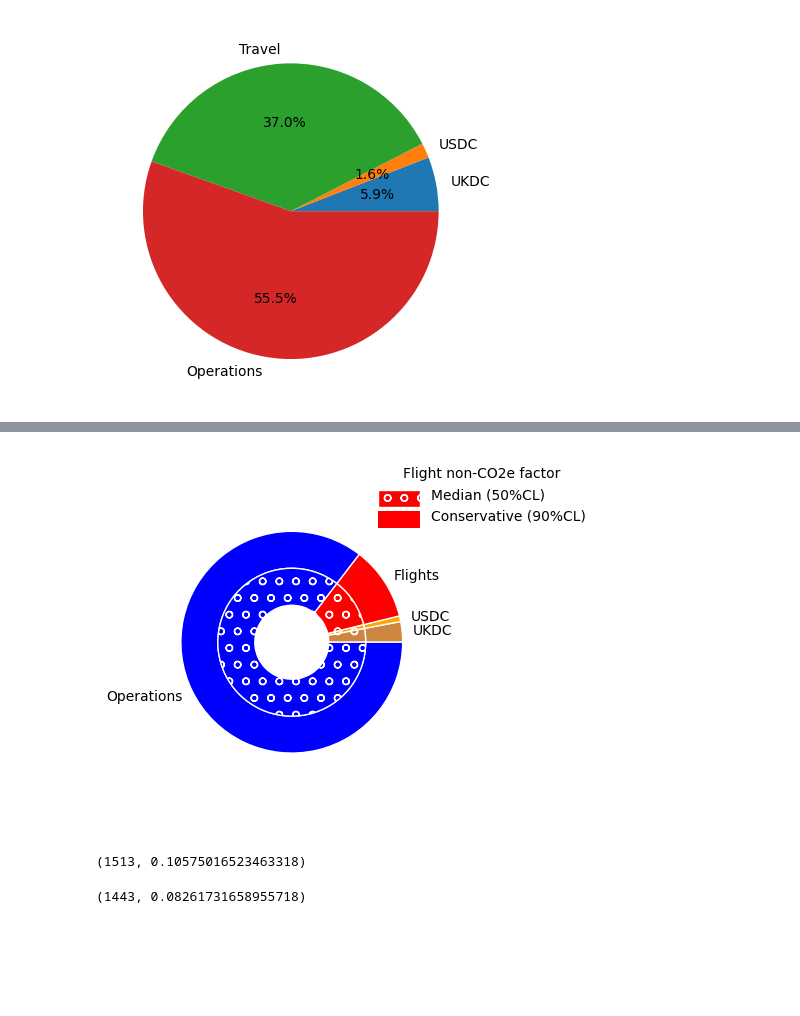
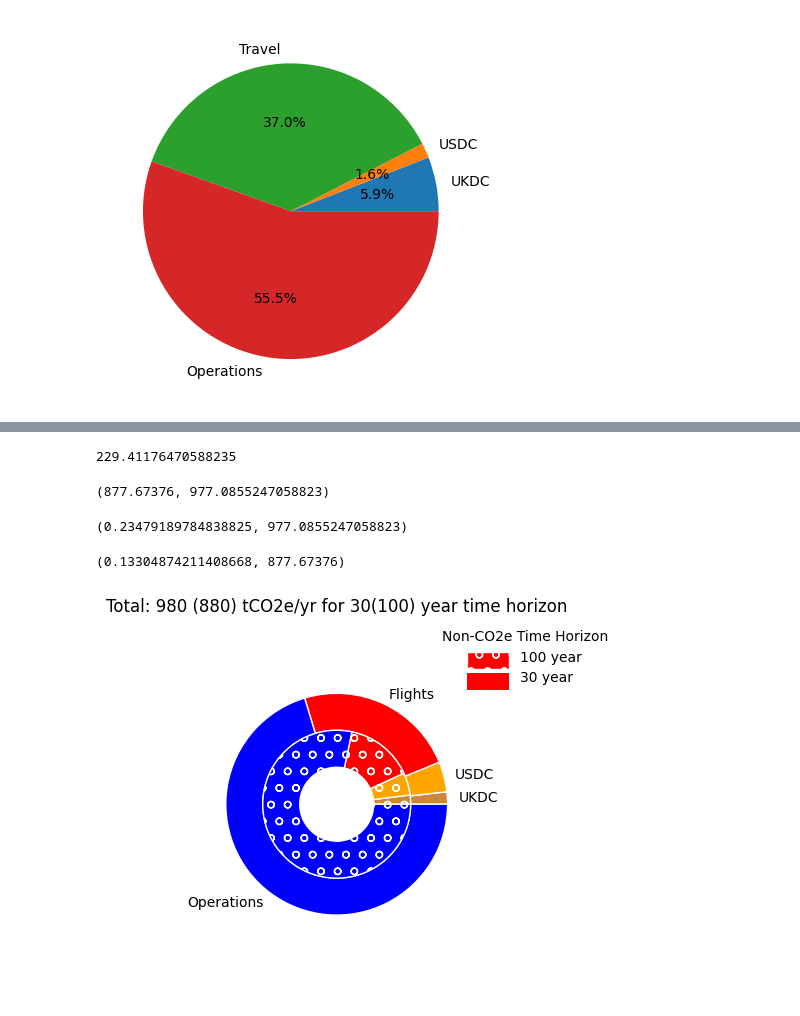
Before and after one commit to seriksen/sustainable-lz, a Jupyter notebook: notebooks/legacy_code/Total_pies.ipynb, the cells around one changed output, grey strips where cells are left out. Cells and saved outputs as stored; diff of their text form; code cells hidden in the pictures; blank space fills up the shorter version.

Commit message:
Fix/Feat: added maps in,more flight claculations, and added pickle saving

```diff
--- a/notebooks/legacy_code/Total_pies.ipynb
+++ b/notebooks/legacy_code/Total_pies.ipynb
@@ -18,3 +18,8 @@ plt.pie(values.values(), labels=values.keys(), autopct='%1.1f%%')
 plt.show()
 # %% [output]
 [figure]
+# %%
+nukdc=17.5#20.78
+nusdc=43#101.77
+nOps=115*364*24*0.684/1e3
+flights_low_M=65*2
@@ -21,55 +30,67 @@ plt.show()
+# %%
+3/1.7*flights_low_M
+# %% [output]
+229.41176470588235
+# %%
+ntotal=nukdc+nusdc+nOps
+# %%
+ntotal+flights_low_M,ntotal+flights_low_M*3/1.7
+# %% [output]
+(877.67376, 977.0855247058823)
+# %%
+3/1.7*flights_low_M/(ntotal+flights_low_M*3/1.7) ,(ntotal+flights_low_M*3/1.7)
+# %% [output]
+(0.23479189784838825, 977.0855247058823)
+# %%
+1.7/1.7*flights_low_M/(ntotal+flights_low_M*3/1.7) ,(ntotal+flights_low_M*1.7/1.7)
+# %% [output]
+(0.13304874211408668, 877.67376)
 # %%
 import matplotlib.patches as mpatches
+import numpy as np
 values = {
-    'UKDC': 40, # 23 from storage, 17 from jobs
-    'USDC': 11, # 1.2 from HPSS, 10 from jobs
-    'Flights': 144, # 250-320 collab meetings a year
-    'Operations': 1142#*0.85
+    'UKDC': nukdc, # 23 from storage, 17 from jobs
+    'USDC': nusdc, # 1.2 from HPSS, 10 from jobs
+    'Flights': flights_low_M*3/1.7, # 250-320 collab meetings a year
+    'Operations': nOps#*0.85
 }
 # plot a pie chart
 colors=['peru','orange','r','b']
 size=0.25
 plt.pie(values.values(), labels=values.keys(),  radius=1-size,colors=colors,
        wedgeprops=dict(width=size, edgecolor='w'))
 
 values = {
-    'UKDC': 40, # 23 from storage, 17 from jobs
-    'USDC': 11, # 1.2 from HPSS, 10 from jobs
-    'Travel': 144, # 250-320 collab meetings a year
-    'Operations': 1142#*0.85
+    'UKDC': nukdc, # 23 from storage, 17 from jobs
+    'USDC': nusdc, # 1.2 from HPSS, 10 from jobs
+    'Travel': flights_low_M, # 250-320 collab meetings a year
+    'Operations': nOps#*0.85
 }
 plt.pie(values.values(), radius=1-2*size,colors=colors,
        wedgeprops=dict(width=size, edgecolor='w'),hatch='o')
 
 
 patches=[]
 labels=[]
 patches.append(
     ( mpatches.Patch(facecolor='r',edgecolor='white',hatch='o'),
     )
 )
-labels.append('Median (50%CL)')
+labels.append('100 year')
 
 patches.append(
     ( mpatches.Patch(facecolor='r'),
     )
 )
-labels.append('Conservative (90%CL)')
+labels.append('30 year')
 
-leg=plt.legend(patches,labels,frameon=False, bbox_to_anchor=[0.7,0.79],handlelength=3,title='Flight non-CO2e factor')
+leg=plt.legend(patches,labels,frameon=False, bbox_to_anchor=[0.75,0.79],handlelength=3,title='Non-CO2e Time Horizon')
 for patch in leg.get_patches():
     patch.set_height(12)
     patch.set_y(-6)
 # label=
 # plt.show()
-plt.savefig("total_plot.png",bbox_inches="tight")
+plt.title("Total: %.f (%.f) tCO2e/yr for 30(100) year time horizon"%(np.round(ntotal+flights_low_M*3/1.7,-1),np.round(ntotal+flights_low_M,-1)))
+plt.savefig("total_high_assumption.png",bbox_inches="tight")
 # %% [output]
-[figure, old version]
+[figure, new version]
-# %%
-40+11+320+1142,160/1513
-# %% [output]
-(1513, 0.10575016523463318)
-# %%
-40+11+250+1142,125/1513
-# %% [output]
-(1443, 0.08261731658955718)
```
Also changed, not shown: parts of 3 cells of this notebook, 9 other files.
